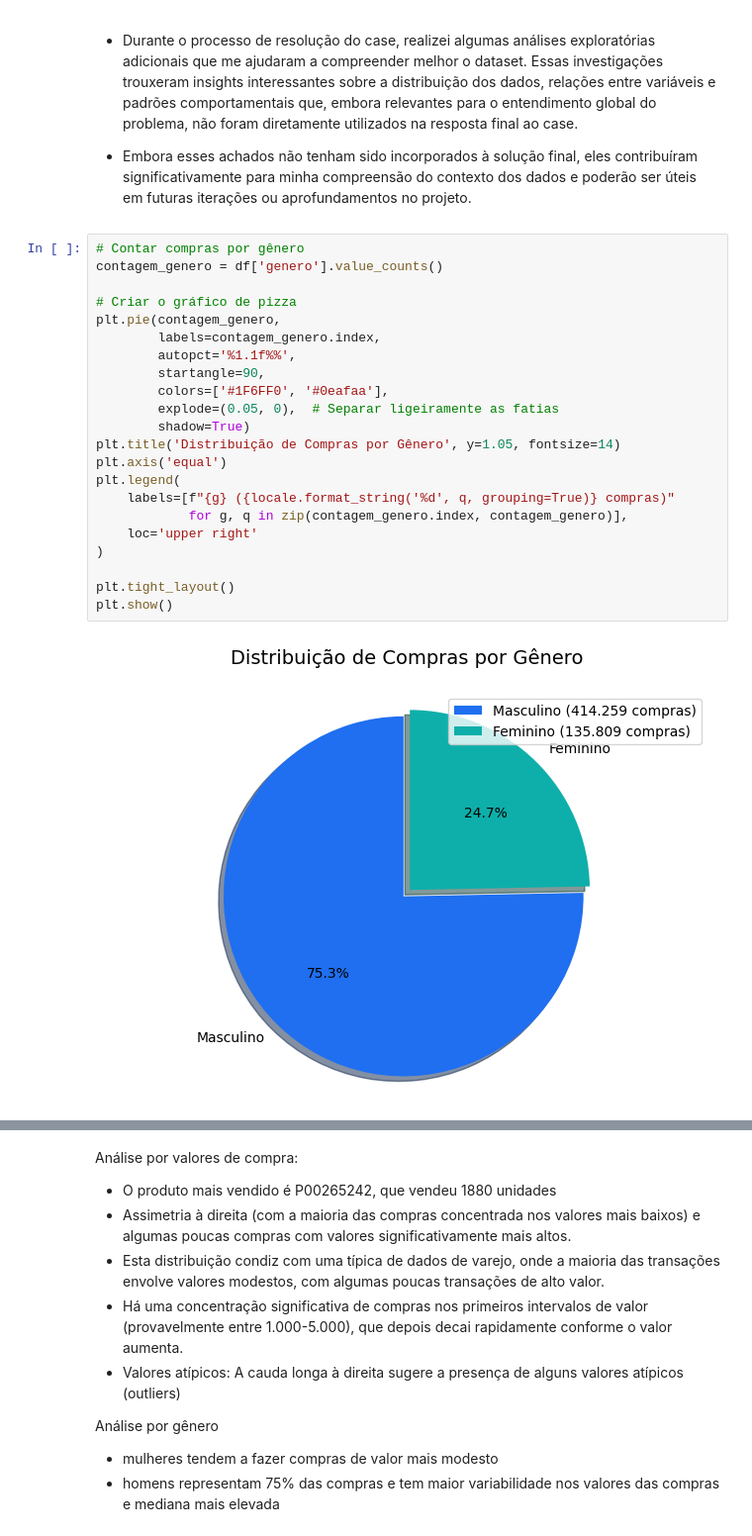
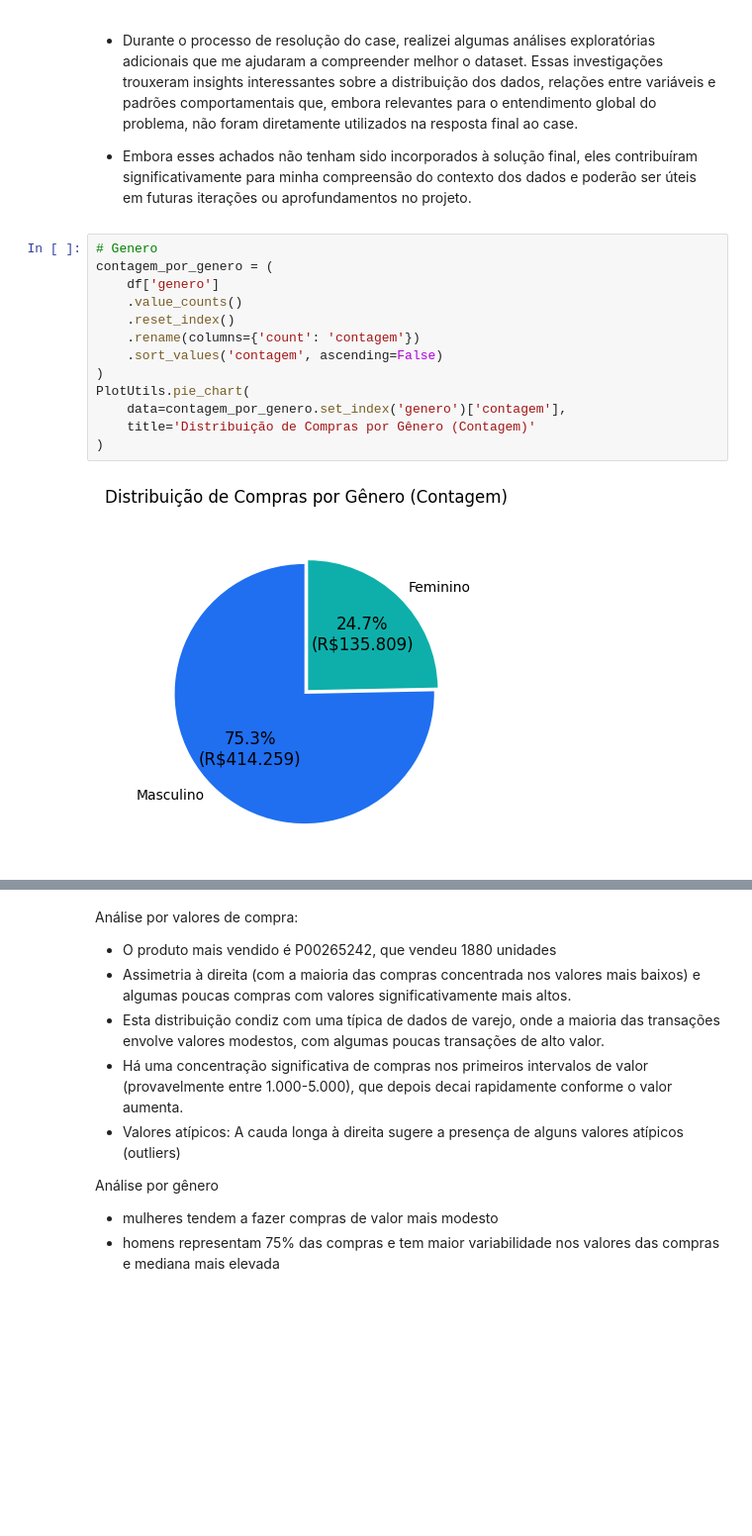
Before and after one commit to kajinmo/eda-black-friday, a Jupyter notebook: code/case.ipynb, the cells around one changed output, grey strips where cells are left out. Shown at 99% size. Saved outputs shown, nothing was run; the diff lists cells and outputs as text; blank space fills up the shorter version.

Commit message:
readme: pequenos ajustes na gramática. case: padronizando os últimos gráficos do notebook

```diff
--- a/code/case.ipynb
+++ b/code/case.ipynb
@@ -846,29 +848,20 @@ Essa pergunta foi respondida no tópico 5 no comentário acima
 - Durante o processo de resolução do case, realizei algumas análises exploratórias adicionais que me ajudaram a compreender melhor o dataset. Essas investigações trouxeram insights interessantes sobre a distribuição dos dados, relações entre variáveis e padrões comportamentais que, embora relevantes para o entendimento global do problema, não foram diretamente utilizados na resposta final ao case.
 
 - Embora esses achados não tenham sido incorporados à solução final, eles contribuíram significativamente para minha compreensão do contexto dos dados e poderão ser úteis em futuras iterações ou aprofundamentos no projeto.
-# %%
-# Contar compras por gênero
-contagem_genero = df['genero'].value_counts()
-
-# Criar o gráfico de pizza
-plt.pie(contagem_genero,
-        labels=contagem_genero.index,
-        autopct='%1.1f%%',
-        startangle=90,
-        colors=['#1F6FF0', '#0eafaa'],
-        explode=(0.05, 0),  # Separar ligeiramente as fatias
-        shadow=True)
-plt.title('Distribuição de Compras por Gênero', y=1.05, fontsize=14)
-plt.axis('equal')
-plt.legend(
-    labels=[f"{g} ({locale.format_string('%d', q, grouping=True)} compras)"
-            for g, q in zip(contagem_genero.index, contagem_genero)],
-    loc='upper right'
-)
-
-plt.tight_layout()
-plt.show()
-# %% [output]
-[figure, removed]
+# %%
+# Genero
+contagem_por_genero = (
+    df['genero']
+    .value_counts()
+    .reset_index()
+    .rename(columns={'count': 'contagem'})
+    .sort_values('contagem', ascending=False)
+)
+PlotUtils.pie_chart(
+    data=contagem_por_genero.set_index('genero')['contagem'],
+    title='Distribuição de Compras por Gênero (Contagem)'
+)
+# %% [output]
+[figure, added]
 # %%
 # Frequência de Compras por Categoria de Produto
```
Also changed, not shown: parts of 8 cells of this notebook, 1 other file.
